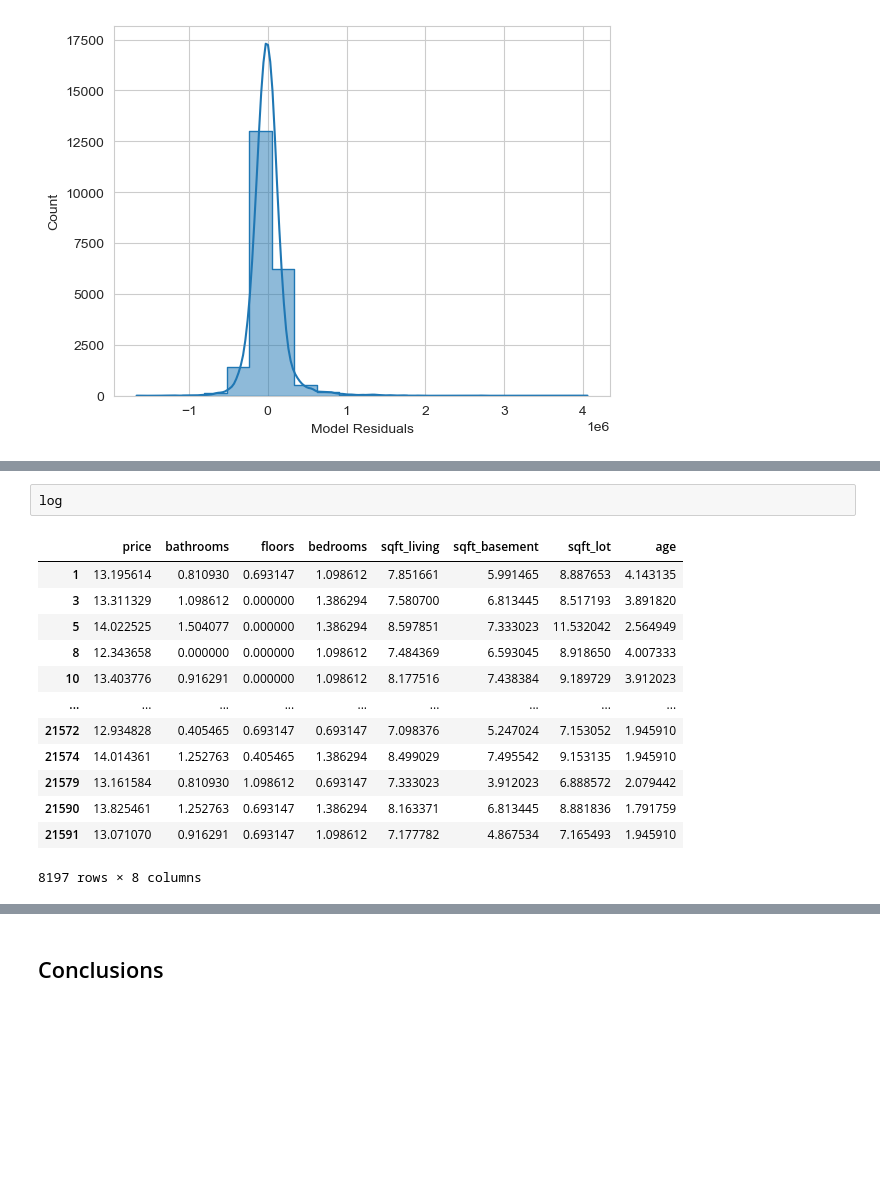
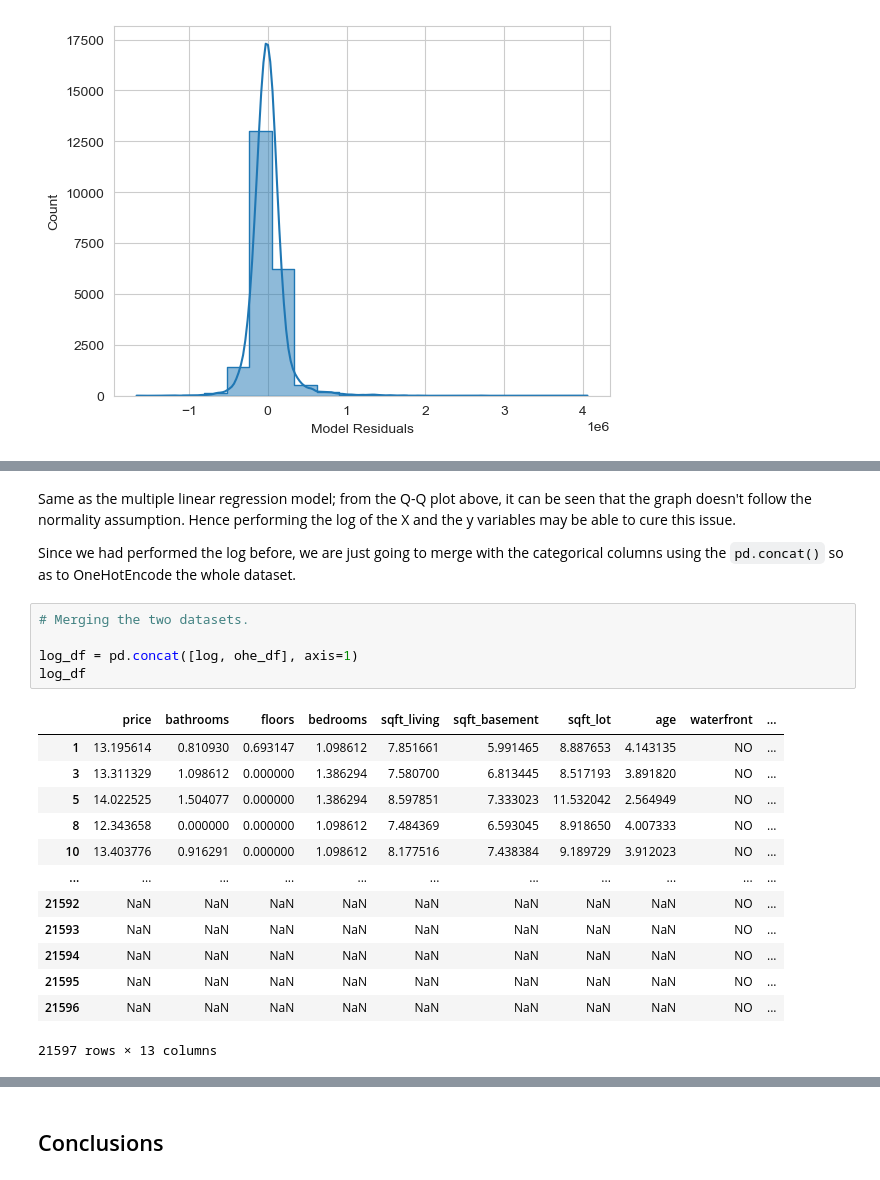
Before and after one commit to LEE-NANGI/PHASE-2-PROJECT, a Jupyter notebook: student.ipynb, the cells around one changed output, grey strips where cells are left out. Cells and saved outputs as stored; diff of their text form; blank space fills up the shorter version.

```diff
--- a/student.ipynb
+++ b/student.ipynb
@@ -1099,19 +1050,26 @@ line.set_color("black")
 fig.suptitle("");
 # %% [output]
 [figure]
-# %%
-log
-# %% [output]
-|  | price | bathrooms | floors | bedrooms | sqft_living | sqft_basement | sqft_lot | age |
-| 1 | 13.195614 | 0.810930 | 0.693147 | 1.098612 | 7.851661 | 5.991465 | 8.887653 | 4.143135 |
-| 3 | 13.311329 | 1.098612 | 0.000000 | 1.386294 | 7.580700 | 6.813445 | 8.517193 | 3.891820 |
-| 5 | 14.022525 | 1.504077 | 0.000000 | 1.386294 | 8.597851 | 7.333023 | 11.532042 | 2.564949 |
-| 8 | 12.343658 | 0.000000 | 0.000000 | 1.098612 | 7.484369 | 6.593045 | 8.918650 | 4.007333 |
-| 10 | 13.403776 | 0.916291 | 0.000000 | 1.098612 | 8.177516 | 7.438384 | 9.189729 | 3.912023 |
-| ... | ... | ... | ... | ... | ... | ... | ... | ... |
-| 21572 | 12.934828 | 0.405465 | 0.693147 | 0.693147 | 7.098376 | 5.247024 | 7.153052 | 1.945910 |
-| 21574 | 14.014361 | 1.252763 | 0.405465 | 1.386294 | 8.499029 | 7.495542 | 9.153135 | 1.945910 |
-| 21579 | 13.161584 | 0.810930 | 1.098612 | 0.693147 | 7.333023 | 3.912023 | 6.888572 | 2.079442 |
-| 21590 | 13.825461 | 1.252763 | 0.693147 | 1.386294 | 8.163371 | 6.813445 | 8.881836 | 1.791759 |
-| 21591 | 13.071070 | 0.916291 | 0.693147 | 1.098612 | 7.177782 | 4.867534 | 7.165493 | 1.945910 |
-8197 rows × 8 columns
+# %% [markdown]
+Same as the multiple linear regression model; from the Q-Q plot above, it can be seen that the graph doesn't follow the normality assumption. Hence performing the log of the X and the y variables may be able to cure this issue.
+
+Since we had performed the log before, we are just going to merge with the categorical columns using the `pd.concat()` so as to OneHotEncode the whole dataset.
+# %%
+# Merging the two datasets.
+
+log_df = pd.concat([log, ohe_df], axis=1)
+log_df
+# %% [output]
+|  | price | bathrooms | floors | bedrooms | sqft_living | sqft_basement | sqft_lot | age | waterfront | ... |
+| 1 | 13.195614 | 0.810930 | 0.693147 | 1.098612 | 7.851661 | 5.991465 | 8.887653 | 4.143135 | NO | ... |
+| 3 | 13.311329 | 1.098612 | 0.000000 | 1.386294 | 7.580700 | 6.813445 | 8.517193 | 3.891820 | NO | ... |
+| 5 | 14.022525 | 1.504077 | 0.000000 | 1.386294 | 8.597851 | 7.333023 | 11.532042 | 2.564949 | NO | ... |
+| 8 | 12.343658 | 0.000000 | 0.000000 | 1.098612 | 7.484369 | 6.593045 | 8.918650 | 4.007333 | NO | ... |
+| 10 | 13.403776 | 0.916291 | 0.000000 | 1.098612 | 8.177516 | 7.438384 | 9.189729 | 3.912023 | NO | ... |
+| ... | ... | ... | ... | ... | ... | ... | ... | ... | ... | ... |
+| 21592 | NaN | NaN | NaN | NaN | NaN | NaN | NaN | NaN | NO | ... |
+| 21593 | NaN | NaN | NaN | NaN | NaN | NaN | NaN | NaN | NO | ... |
+| 21594 | NaN | NaN | NaN | NaN | NaN | NaN | NaN | NaN | NO | ... |
+| 21595 | NaN | NaN | NaN | NaN | NaN | NaN | NaN | NaN | NO | ... |
+| 21596 | NaN | NaN | NaN | NaN | NaN | NaN | NaN | NaN | NO | ... |
+21597 rows × 13 columns
```
Also changed, not shown: parts of 43 cells of this notebook.
